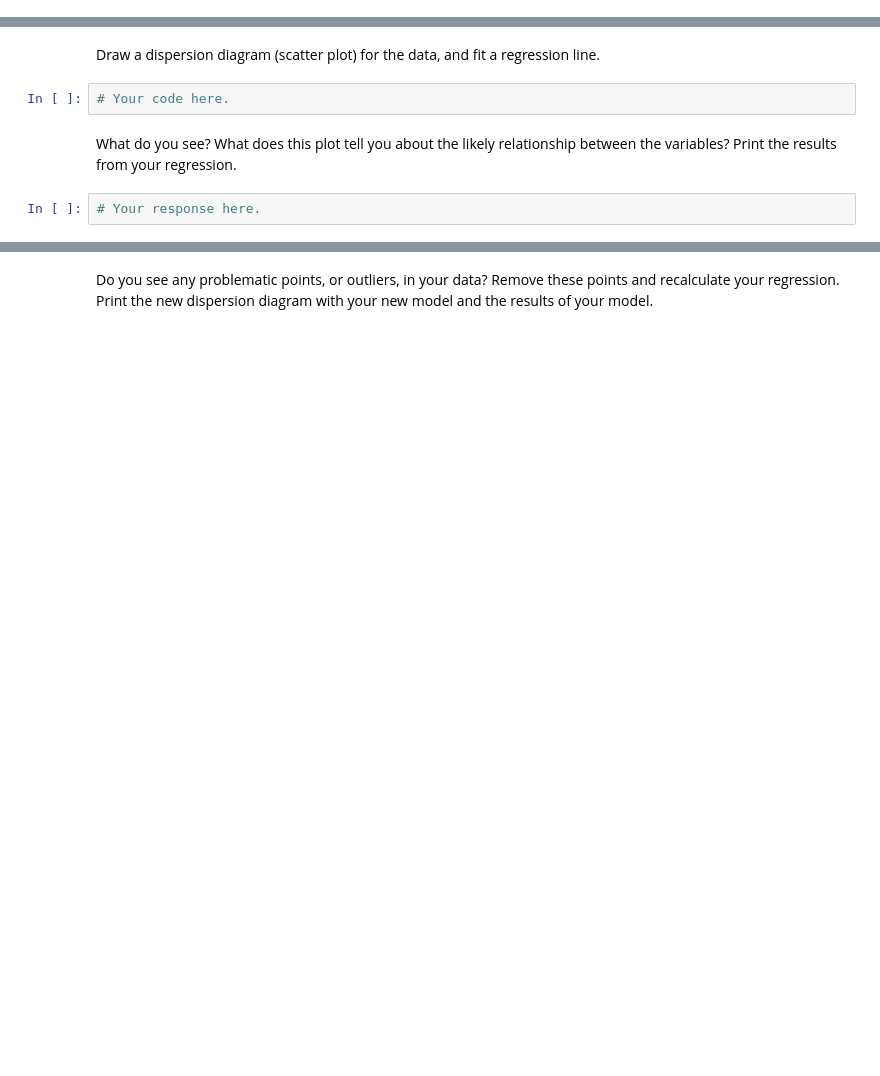
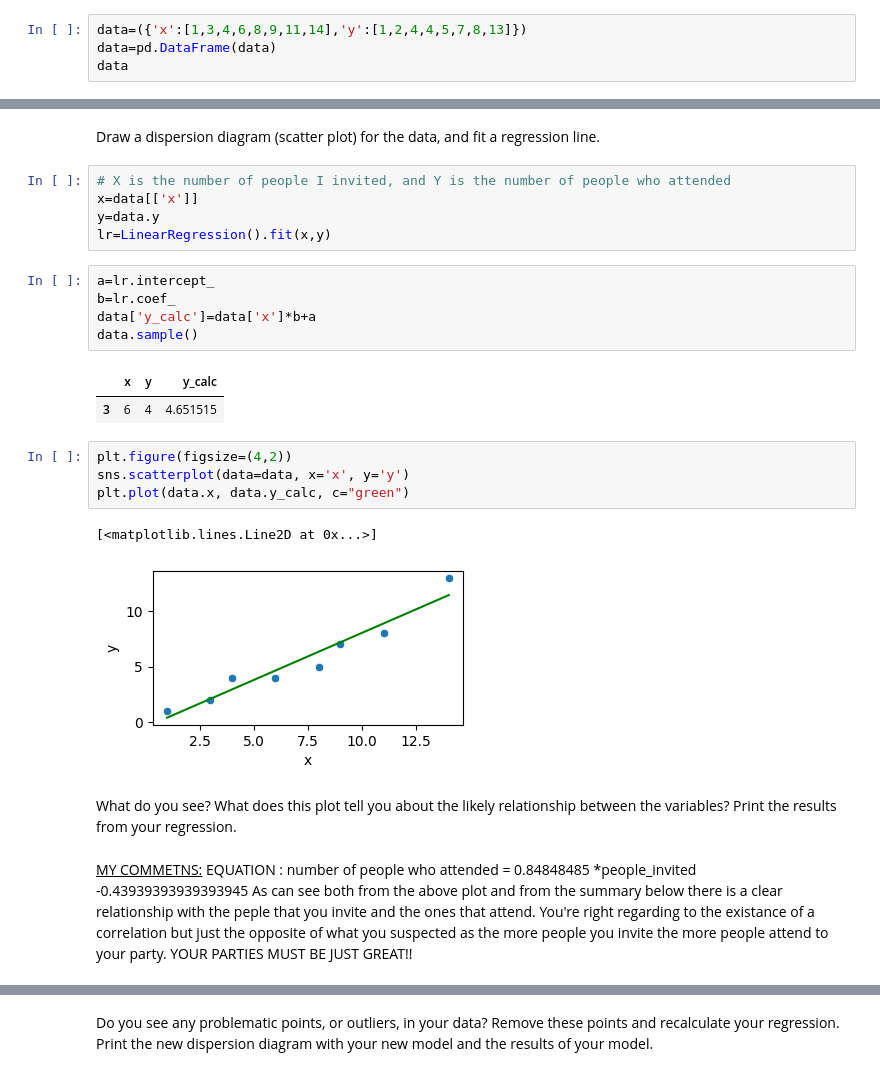
Before and after one commit to Ironhack-data-bcn-oct-2023/lab-regression-analysis, a Jupyter notebook: your-code.ipynb, the cells around one changed output, grey strips where cells are left out. Saved outputs shown, nothing was run; the diff lists cells and outputs as text; blank space fills up the shorter version.

```diff
--- a/your-code.ipynb
+++ b/your-code.ipynb
@@ -95,0 +231,4 @@ First, build a dataframe with the data.
+# %%
+data=({'x':[1,3,4,6,8,9,11,14],'y':[1,2,4,4,5,7,8,13]})
+data=pd.DataFrame(data)
+data
@@ -96,8 +245,29 @@ First, build a dataframe with the data.
 # %% [markdown]
 Draw a dispersion diagram (scatter plot) for the data, and fit a regression line.
-# %%
-# Your code here.
+# %%
+# X is the number of people I invited, and Y is the number of people who attended
+x=data[['x']]
+y=data.y
+lr=LinearRegression().fit(x,y)
+# %%
+a=lr.intercept_
+b=lr.coef_
+data['y_calc']=data['x']*b+a
+data.sample()
+# %% [output]
+|  | x | y | y_calc |
+| 3 | 6 | 4 | 4.651515 |
+# %%
+plt.figure(figsize=(4,2))
+sns.scatterplot(data=data, x='x', y='y')
+plt.plot(data.x, data.y_calc, c="green")
+# %% [output]
+[<matplotlib.lines.Line2D at 0x...>]
+[figure, added]
 # %% [markdown]
 What do you see? What does this plot tell you about the likely relationship between the variables? Print the results from your regression.
-# %%
-# Your response here.
+# %% [markdown]
+<u>MY COMMETNS:</u>
+EQUATION : number of people who attended = 0.84848485 *people_invited -0.43939393939393945
+As can see both from the above plot and from the summary below there is a clear relationship with the peple that you invite and the ones that attend. You're right regarding to the existance of a correlation but just the opposite of what you
+suspected as the more people you invite the more people attend to your party. YOUR PARTIES MUST BE JUST GREAT!!
```
Also changed, not shown: parts of 46 cells of this notebook.
